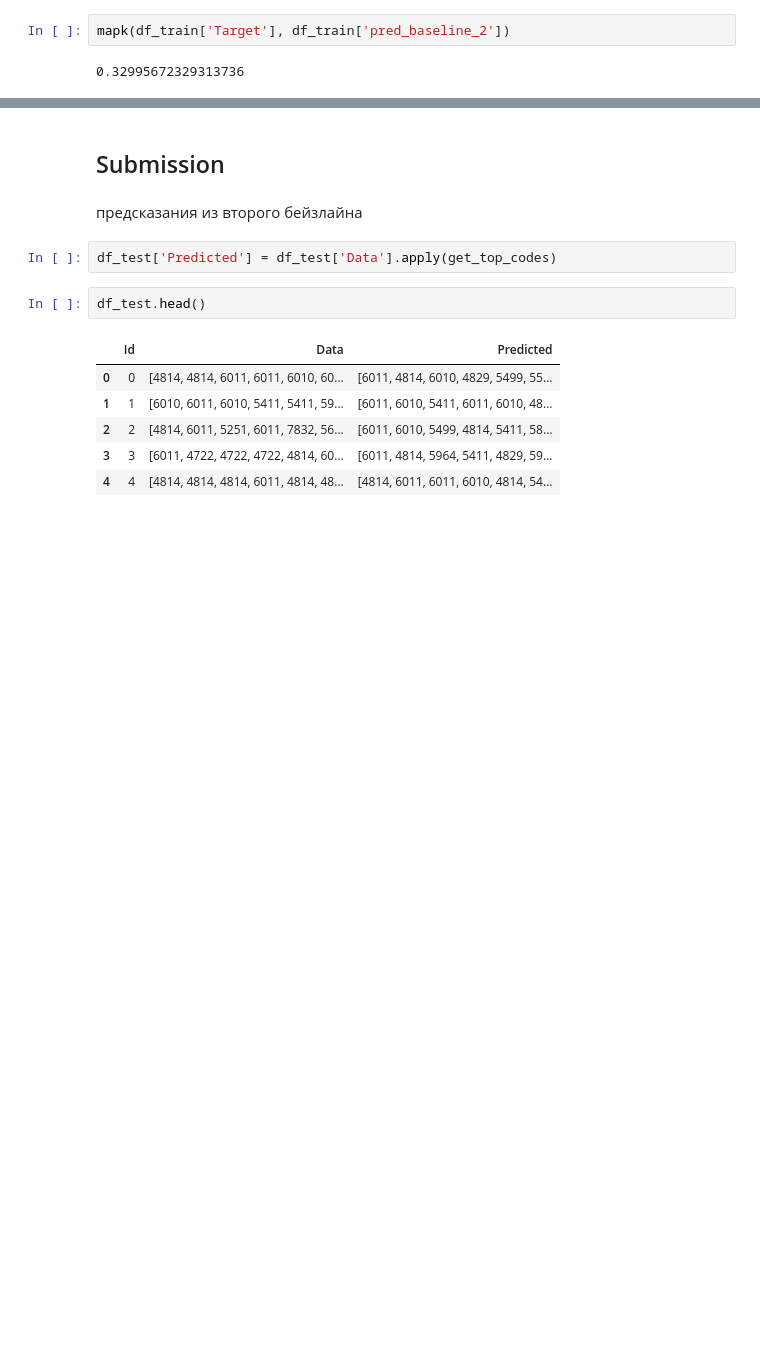
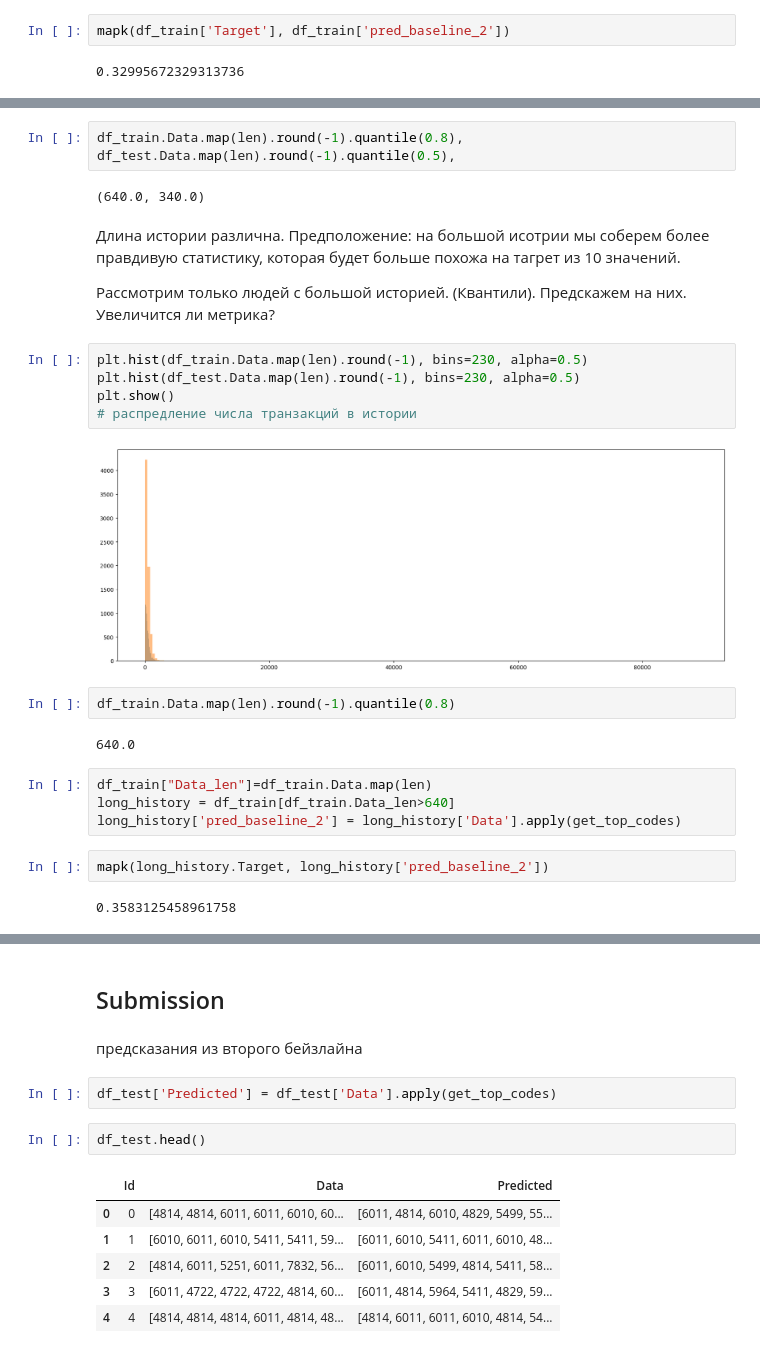
Before and after one commit to SergeyPishchulov/Alfa-Card-transactions-prediction, a Jupyter notebook: baseline-popular-transactions.ipynb, the cells around one changed output, grey strips where cells are left out. Saved outputs shown, nothing was run; the diff lists cells and outputs as text; blank space fills up the shorter version.

Commit message:
score on long histories is a liitle bit higher

```diff
--- a/baseline-popular-transactions.ipynb
+++ b/baseline-popular-transactions.ipynb
@@ -286,0 +334,28 @@ mapk(df_train['Target'], df_train['pred_baseline_2'])
+# %%
+df_train.Data.map(len).round(-1).quantile(0.8), df_test.Data.map(len).round(-1).quantile(0.5),
+# %% [output]
+(640.0, 340.0)
+# %% [markdown]
+Длина истории различна.
+Предположение: на большой исотрии мы соберем более правдивую статистику, которая будет больше похожа на тагрет из 10 значений.
+
+Рассмотрим только людей с большой историей. (Квантили). Предскажем на них. Увеличится ли метрика?
+# %%
+plt.hist(df_train.Data.map(len).round(-1), bins=230, alpha=0.5)
+plt.hist(df_test.Data.map(len).round(-1), bins=230, alpha=0.5)
+plt.show()
+# распредление числа транзакций в истории
+# %% [output]
+[figure, added]
+# %%
+df_train.Data.map(len).round(-1).quantile(0.8)
+# %% [output]
+640.0
+# %%
+df_train["Data_len"]=df_train.Data.map(len)
+long_history = df_train[df_train.Data_len>640]
+long_history['pred_baseline_2'] = long_history['Data'].apply(get_top_codes)
+# %%
+mapk(long_history.Target, long_history['pred_baseline_2'])
+# %% [output]
+0.3583125458961758
```
Also changed, not shown: parts of 10 cells of this notebook.
